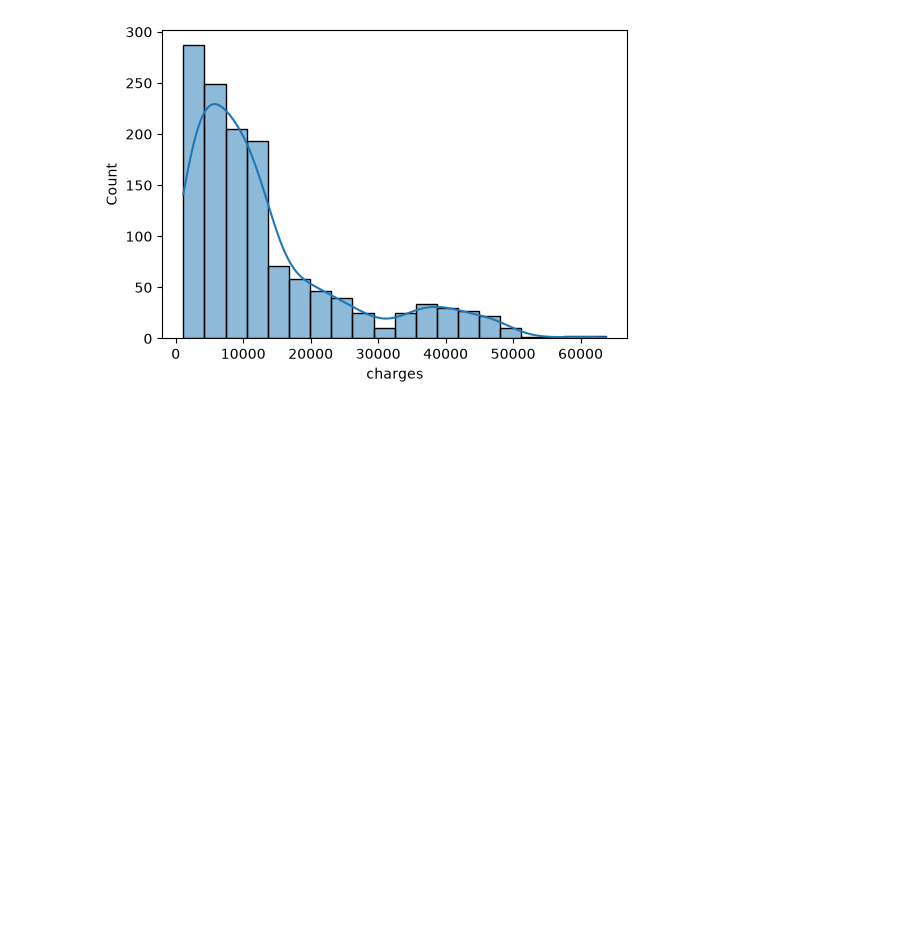
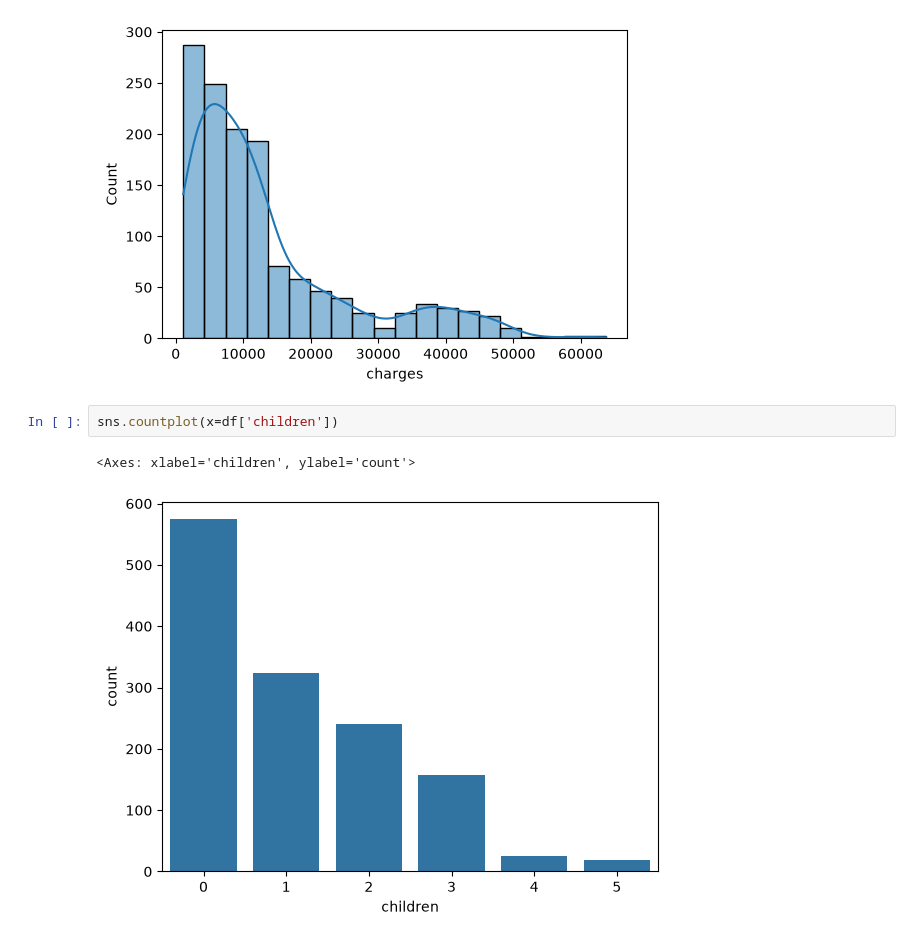
Before and after one commit to palak-bajpai-039/Machine-Learning, a Jupyter notebook: insurance.ipynb, the cells around one changed output. Drawn from its saved outputs; the diff is of its cells as text; blank space fills up the shorter version.

```diff
--- a/insurance.ipynb
+++ b/insurance.ipynb
@@ -92,3 +92,8 @@ for col in numeric_columns:
 [figure]
 [figure]
 [figure]
+# %%
+sns.countplot(x=df['children'])
+# %% [output]
+<Axes: xlabel='children', ylabel='count'>
+[figure, added]
```
Also changed, not shown: parts of 2 cells of this notebook.
